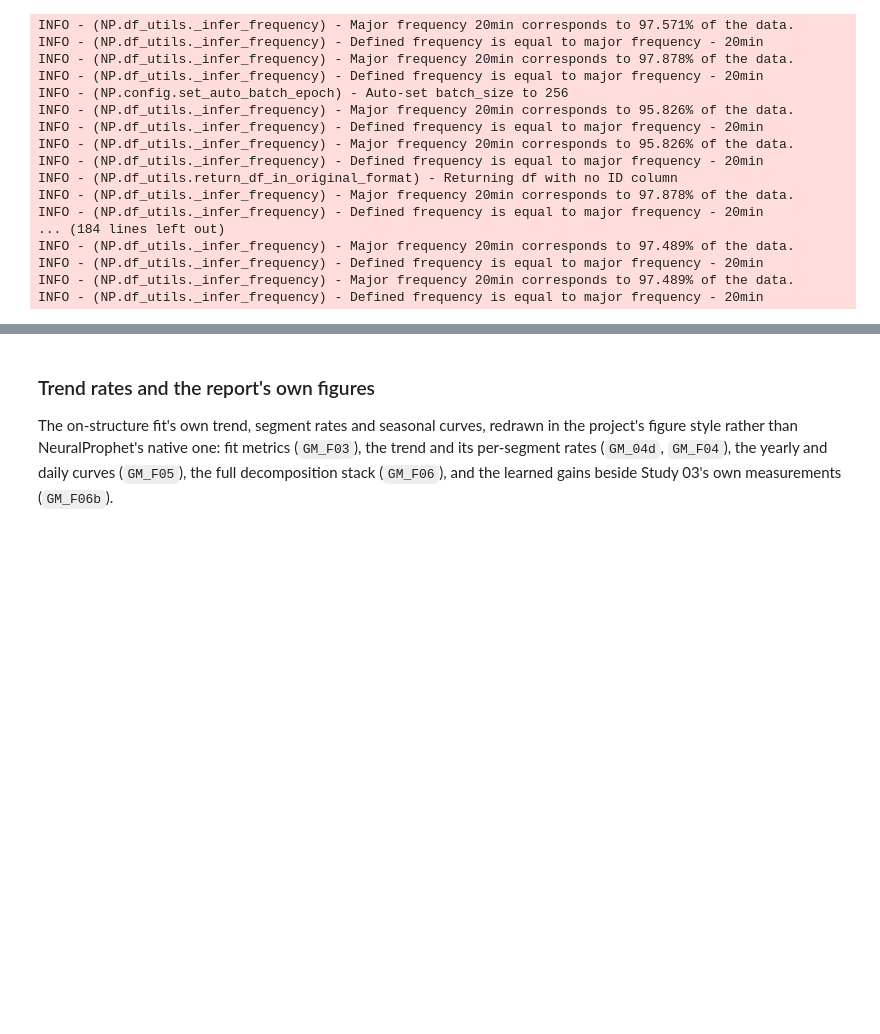
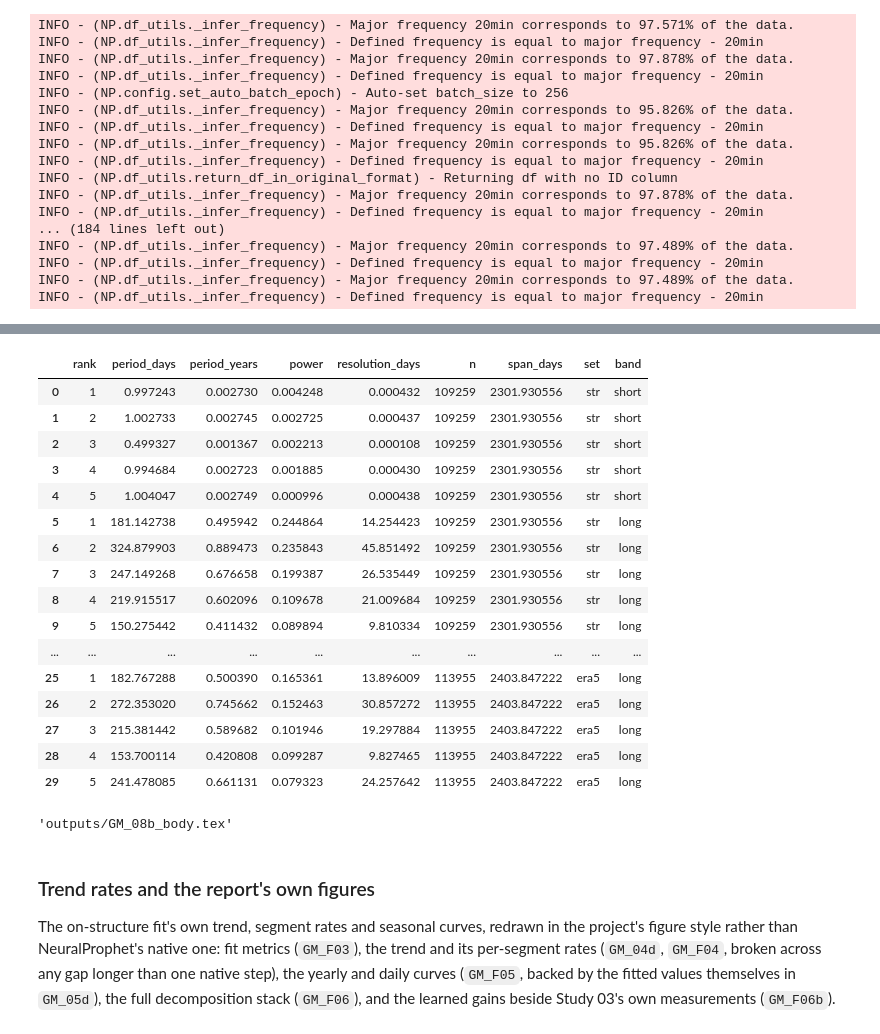
Before and after one commit to eugeniomoreira-iaud/neuralprophet-shm, a Jupyter notebook: studies/05_greybox_monitoring/greybox_monitoring_study.ipynb, the cells around one changed output, grey strips where cells are left out. Cells and saved outputs as stored; diff of their text form; code cells hidden in the pictures; blank space fills up the shorter version.

```diff
--- a/studies/05_greybox_monitoring/greybox_monitoring_study.ipynb
+++ b/studies/05_greybox_monitoring/greybox_monitoring_study.ipynb
@@ -1226,12 +1252,44 @@ INFO - (NP.df_utils._infer_frequency) - Defined frequency is equal to major freq
+# %%
+residual_scans = pd.concat(
+    [prediction.period_scan(components_a[name]['residual'], min_days=lo, max_days=hi,
+                            n_periods=PERIOD_SCAN_N, spacing='log', top=5)
+     .assign(set=name, band=band_name)
+     for name in components_a for band_name, (lo, hi) in PERIOD_SCAN_BANDS.items()],
+    ignore_index=True)
+display(residual_scans)
+residual_scans.to_csv(OUTPUT_DIR / 'GM_08b_residual_periods.csv', index=False)
+tables.write_table(residual_scans, str(OUTPUT_DIR / 'GM_08b_body.tex'),
+                   [('set', tables.texttt), ('band', tables.texttt), ('rank', 'd'),
+                    ('period_days', ',.4f'), ('power', '.4f')])
+# %% [output]
+|  | rank | period_days | period_years | power | resolution_days | n | span_days | set | band |
+| 0 | 1 | 0.997243 | 0.002730 | 0.004248 | 0.000432 | 109259 | 2301.930556 | str | short |
+| 1 | 2 | 1.002733 | 0.002745 | 0.002725 | 0.000437 | 109259 | 2301.930556 | str | short |
+| 2 | 3 | 0.499327 | 0.001367 | 0.002213 | 0.000108 | 109259 | 2301.930556 | str | short |
+| 3 | 4 | 0.994684 | 0.002723 | 0.001885 | 0.000430 | 109259 | 2301.930556 | str | short |
+| 4 | 5 | 1.004047 | 0.002749 | 0.000996 | 0.000438 | 109259 | 2301.930556 | str | short |
+| 5 | 1 | 181.142738 | 0.495942 | 0.244864 | 14.254423 | 109259 | 2301.930556 | str | long |
+| 6 | 2 | 324.879903 | 0.889473 | 0.235843 | 45.851492 | 109259 | 2301.930556 | str | long |
+| 7 | 3 | 247.149268 | 0.676658 | 0.199387 | 26.535449 | 109259 | 2301.930556 | str | long |
+| 8 | 4 | 219.915517 | 0.602096 | 0.109678 | 21.009684 | 109259 | 2301.930556 | str | long |
+| 9 | 5 | 150.275442 | 0.411432 | 0.089894 | 9.810334 | 109259 | 2301.930556 | str | long |
+| ... | ... | ... | ... | ... | ... | ... | ... | ... | ... |
+| 25 | 1 | 182.767288 | 0.500390 | 0.165361 | 13.896009 | 113955 | 2403.847222 | era5 | long |
+| 26 | 2 | 272.353020 | 0.745662 | 0.152463 | 30.857272 | 113955 | 2403.847222 | era5 | long |
+| 27 | 3 | 215.381442 | 0.589682 | 0.101946 | 19.297884 | 113955 | 2403.847222 | era5 | long |
+| 28 | 4 | 153.700114 | 0.420808 | 0.099287 | 9.827465 | 113955 | 2403.847222 | era5 | long |
+| 29 | 5 | 241.478085 | 0.661131 | 0.079323 | 24.257642 | 113955 | 2403.847222 | era5 | long |
+'outputs/GM_08b_body.tex'
 # %% [markdown]
 ### Trend rates and the report's own figures
 
 The on-structure fit's own trend, segment rates and seasonal curves,
 redrawn in the project's figure style rather than NeuralProphet's native
 one: fit metrics (`GM_F03`), the trend and its per-segment rates
-(`GM_04d`, `GM_F04`), the yearly and daily curves (`GM_F05`), the full
-decomposition stack (`GM_F06`), and the learned gains beside Study 03's
-own measurements (`GM_F06b`).
+(`GM_04d`, `GM_F04`, broken across any gap longer than one native step),
+the yearly and daily curves (`GM_F05`, backed by the fitted values
+themselves in `GM_05d`), the full decomposition stack (`GM_F06`), and the
+learned gains beside Study 03's own measurements (`GM_F06b`).
 # %%
 model_str, train_str_fit, changepoints_str = models_a['str']
 figures.plot_fit_metrics(model_str.fit_metrics_, title='Model A · on-structure set',
```
Also changed, not shown: parts of 8 cells of this notebook, 1 other file.
